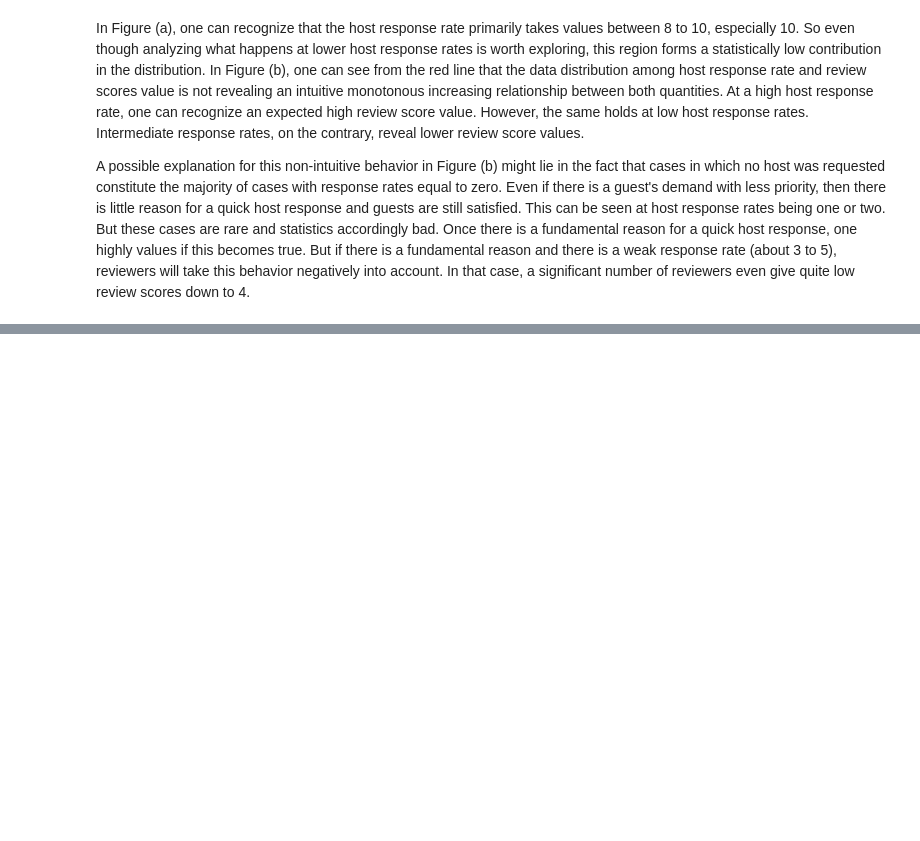
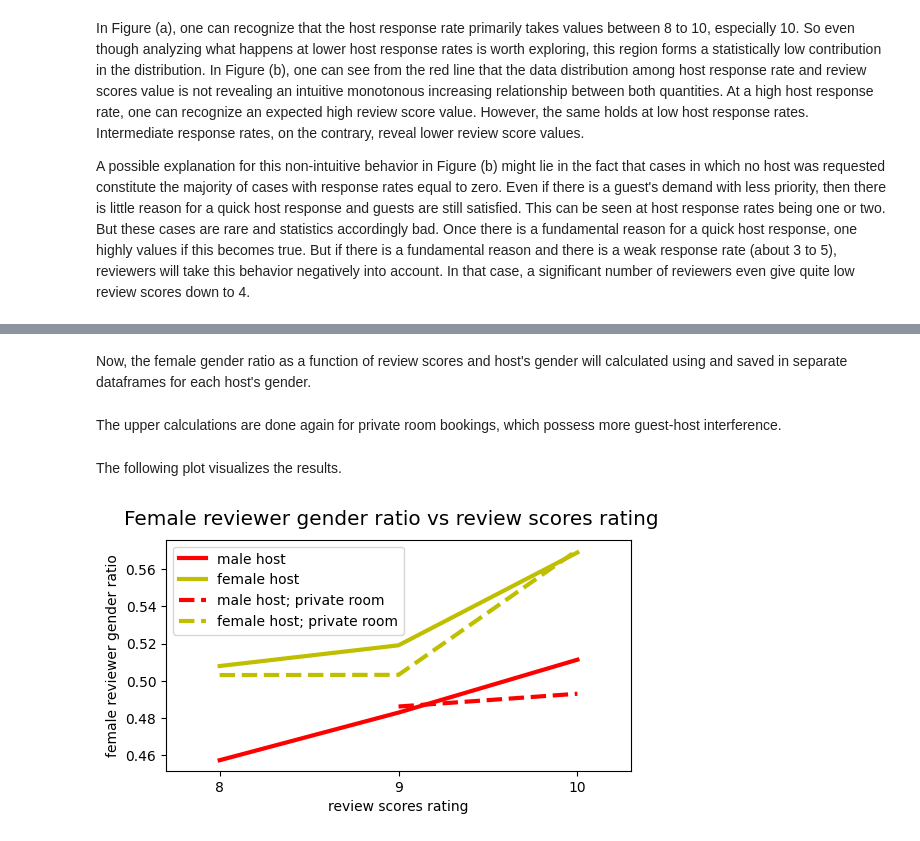
Before and after one commit to thomasheinemann/seattle_airbnb_analysis, a Jupyter notebook: analysis.ipynb, the cells around one changed output, grey strips where cells are left out. Cells and saved outputs as stored; diff of their text form; code cells hidden in the pictures; blank space fills up the shorter version.

```diff
--- a/analysis.ipynb
+++ b/analysis.ipynb
@@ -413,7 +413,7 @@ In the next codeblock, a new dataframe "rev_lis", being an inner join of "rev" a
 d = gender.Detector()
 
 # merge dataframes of interest
-rev_lis=pd.merge(rev,lis,how='inner',left_on='listing_id',right_on='id')[['host_name','reviewer_name', 'room_type','review_scores_value']]
+rev_lis=pd.merge(rev,lis,how='inner',left_on='listing_id',right_on='id')[['listing_id','host_name','reviewer_name', 'room_type','review_scores_value']]
 
 # add gender attributes for host and reviewer
 rev_lis['reviewer_gender']=rev_lis['reviewer_name'].apply(d.get_gender)
@@ -492,0 +421,2 @@ Nonetheless, from a business perspective, this phenomenon should be taken seriou
+# %% [markdown]
+Now, the female gender ratio as a function of review scores and host's gender will calculated using and saved in separate dataframes for each host's gender.
@@ -492,0 +439,46 @@ Nonetheless, from a business perspective, this phenomenon should be taken seriou
+# %% [markdown]
+The upper calculations are done again for private room bookings, which possess more guest-host interference.
+# %%
+# determine dataframe "female_ratio_male_host_private_room" comprising for private rooms the female ratio of reviewers if the host is male distinguihed by the review scores value of the accomodation
+mmp=rev_lis[(rev_lis['room_type']=="Private room") & (rev_lis['host_gender']=="male") & (rev_lis['reviewer_gender']=="male")][['listing_id','review_scores_value']].groupby(["listing_id"],as_index=False).value_counts()
+mfp=rev_lis[(rev_lis['room_type']=="Private room") & (rev_lis['host_gender']=="male") & (rev_lis['reviewer_gender']=="female")][['listing_id','review_scores_value']].groupby(["listing_id"],as_index=False).value_counts()
+temp=pd.merge(mmp,mfp,on=['listing_id','review_scores_value'])
+temp=temp[(temp['count_x']+temp['count_y']>10)]
+temp['relation']=(temp.count_y)/(temp.count_x+temp.count_y)
+female_ratio_male_host_private_room=temp[['relation','review_scores_value']].groupby(['review_scores_value'],as_index=False).mean()
+
+# determine dataframe "female_ratio_female_host_private_room" comprising for private rooms the female ratio of reviewers if the host is female distinguihed by the review scores value of the accomodation
+fmp=rev_lis[(rev_lis['room_type']=="Private room") & (rev_lis['host_gender']=="female") & (rev_lis['reviewer_gender']=="male")][['listing_id','review_scores_value']].groupby(["listing_id"],as_index=False).value_counts()
+ffp=rev_lis[(rev_lis['room_type']=="Private room") & (rev_lis['host_gender']=="female") & (rev_lis['reviewer_gender']=="female")][['listing_id','review_scores_value']].groupby(["listing_id"],as_index=False).value_counts()
+temp=pd.merge(fmp,ffp,on=['listing_id','review_scores_value'])
+temp=temp[(temp['count_x']+temp['count_y']>10)]
+temp['relation']=(temp.count_y)/(temp.count_x+temp.count_y)
+female_ratio_female_host_private_room=temp[['relation','review_scores_value']].groupby(['review_scores_value'],as_index=False).mean()
+# %% [markdown]
+The following plot visualizes the results.
+# %%
+# plot to visualize female gender ratio for different review score values and two different hosts' gender
+
+# initialize plot
+plt.rcParams['figure.figsize'] = [6,3]
+fig, (ax) = plt.subplots(1, 1)
+
+# plot
+plt.subplot(111)
+plt.plot(female_ratio_male_host.review_scores_value,female_ratio_male_host.relation, linestyle = '-', linewidth = '3',color="r", label='male host')
+plt.plot(female_ratio_female_host.review_scores_value,female_ratio_female_host.relation, linestyle = '-', linewidth = '3',color="y", label='female host')
+plt.plot(female_ratio_male_host_private_room.review_scores_value,female_ratio_male_host_private_room.relation, linestyle = '--', linewidth = '3',color="r", label='male host; private room')
+plt.plot(female_ratio_female_host_private_room.review_scores_value,female_ratio_female_host_private_room.relation, linestyle = '--', linewidth = '3',color="y", label='female host; private room')
+
+# axes
+ax.set_xlim([7.7, 10.3])
+ax.set_xticks([8,9,10])
+plt.xlabel("review scores rating")
+plt.ylabel("female reviewer gender ratio")
+
+plt.legend(loc='upper left')
+# major title
+plt.suptitle('Female reviewer gender ratio vs review scores rating',fontsize='x-large')
+plt.show()
+# %% [output]
+[figure, added]
```
Also changed, not shown: parts of 11 cells of this notebook, 7 other files.
